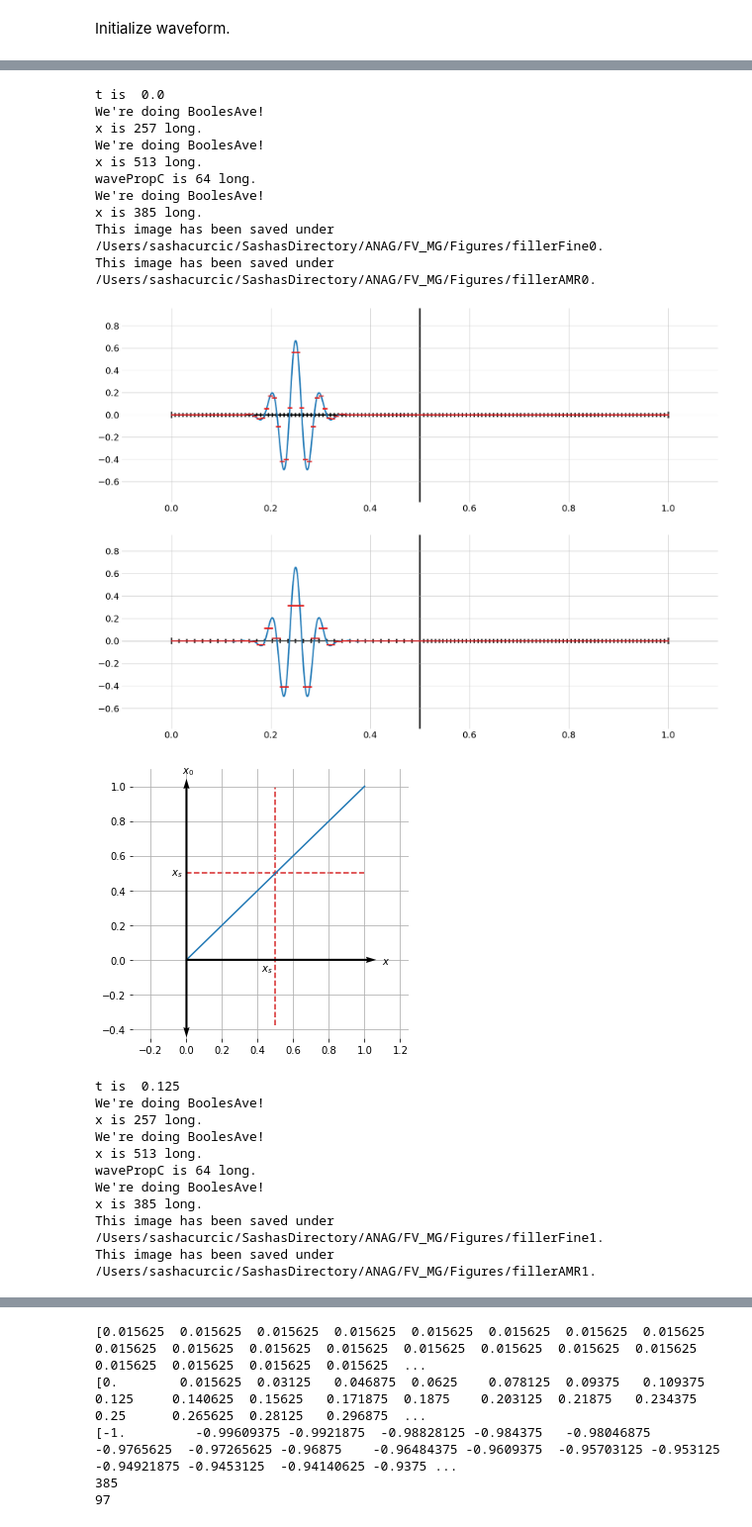
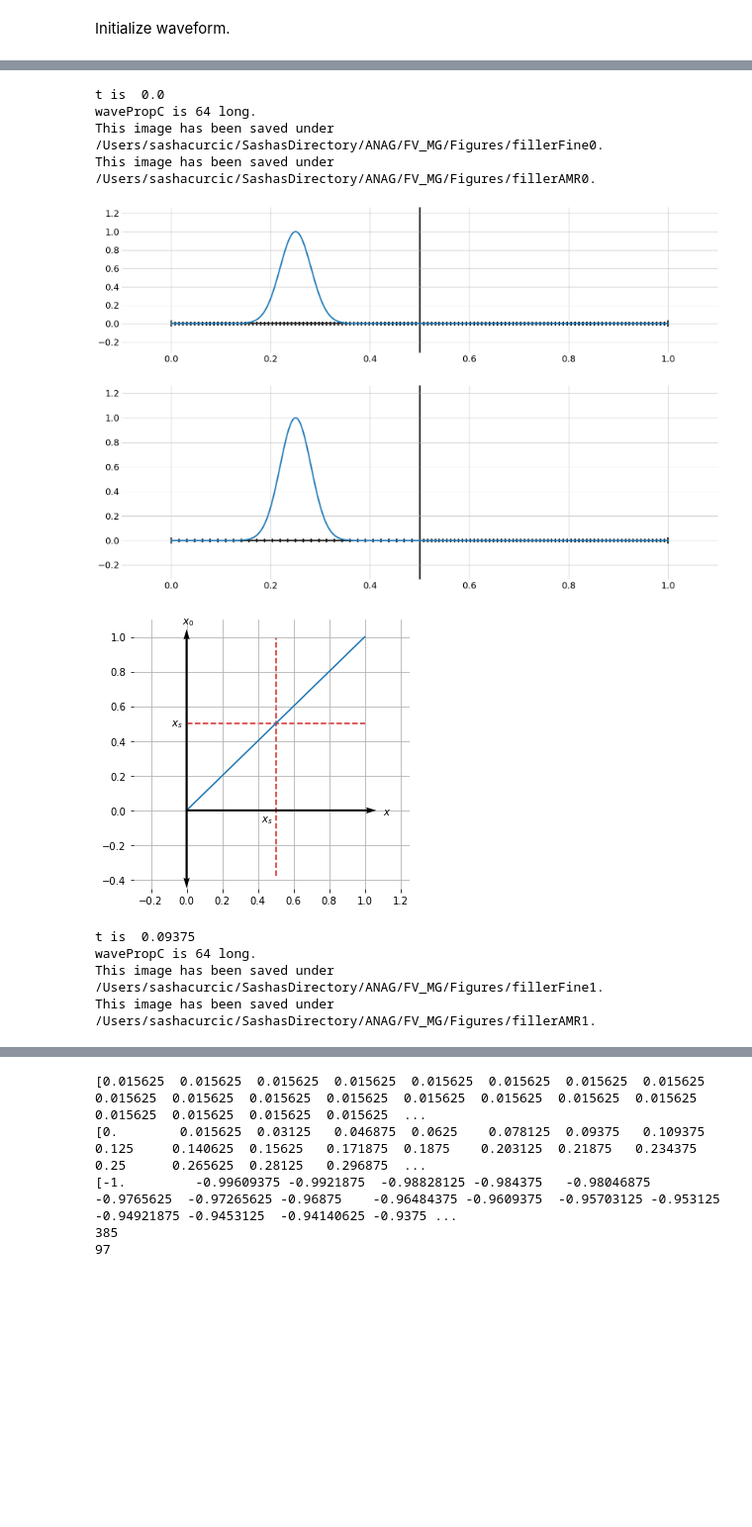
Before and after one commit to 88Sasha88/FV_MG, a Jupyter notebook: UnitTests/WaveEquationUnitTest.ipynb, the cells around one changed output, grey strips where cells are left out. Shown at 99% size. Saved outputs shown, nothing was run; the diff lists cells and outputs as text; code cells hidden in the pictures; blank space fills up the shorter version.

```diff
--- a/UnitTests/WaveEquationUnitTest.ipynb
+++ b/UnitTests/WaveEquationUnitTest.ipynb
@@ -34,7 +34,8 @@ contSwitch = 'cont'
 IRT = 'IRT'
 derivative = False
 BooleAve = False
-WaveFunc = WFT.GaussPacket
+field = 'E'
+WaveFunc = WFT.Gauss
 appendage = '-' + ceqSwitch + '-' + contSwitch + '-' + IRT
 
 if (ceqSwitch == 'c1eqc2'):
@@ -127,7 +144,7 @@ Initialize waveform.
 # # For Gaussian:
 # waveInitC = WFT.Gauss(omegaC, physicsC, sigma, mu, BooleAve = False, deriv = False, cellAve = True)
 # waveInitF = WFT.Gauss(omegaF, physicsF, sigma, mu)
-args = [sigma, mu, 40]
+args = [sigma, mu] # , 40]
 waveInitC = WFT.InitCond(omegaC, physicsC, WaveFunc, args, deriv = derivative, BooleAve = BooleAve)
 waveInitF = WFT.InitCond(omegaF, physicsF, WaveFunc, args, deriv = derivative, BooleAve = BooleAve)
 print(waveInitC)
@@ -161,7 +174,7 @@ The scaling factor out front is semi-derived, semi-guess. The value I derived th
 # %%
 cs = physicsF.cs
 t_snaps = 5
-t_f = (0.5 / cs[0])# + (0.25 / cs[1])
+t_f = (0.25 / cs[0]) + (0.25 / cs[1])
 # %%
 for i in range(t_snaps):
     t = (i * t_f) / (t_snaps - 1)
@@ -181,8 +194,8 @@ for i in range(t_snaps):
     # print(np.round(FCoefsAMR, 14))
     # print('')
 
-    wavePropC = WFT.WaveEq(omegaC, physicsC, WaveFunc, args, t, deriv = derivative, BooleAve = BooleAve, IRT = IRT)#FFTT.FourierCoefs(wavesC, wavePropC) # timePropOpC @ FCoefsC
-    wavePropF = WFT.WaveEq(omegaF, physicsF, WaveFunc, args, t, deriv = derivative, BooleAve = BooleAve, IRT = IRT)
+    wavePropC = WFT.WaveEq(omegaC, physicsC, WaveFunc, args, t, deriv = derivative, BooleAve = BooleAve, IRT = IRT, field = field)#FFTT.FourierCoefs(wavesC, wavePropC) # timePropOpC @ FCoefsC
+    wavePropF = WFT.WaveEq(omegaF, physicsF, WaveFunc, args, t, deriv = derivative, BooleAve = BooleAve, IRT = IRT, field = field)
 
     # Find propagated coeficients on coarse and fine grid.
     # FCoefsPropC = WaveEqProp(omegaC, physicsC, FCoefsC, t, WFT.Gauss, *args)#FFTT.FourierCoefs(wavesC, wavePropC) # timePropOpC @ FCoefsC
@@ -192,11 +205,11 @@ for i in range(t_snaps):
     FCoefsPropF = FFTT.FourierCoefs(wavesF, wavePropF)
     FCoefsPropC1 = np.asarray(np.append(FCoefsPropC, FCoefsPropC))
 
-    FCoefsPropC2 = timePropOpC @ FCoefsC
-    FCoefsPropF2 = timePropOp @ FCoefsF
+#     FCoefsPropC2 = timePropOpC @ FCoefsC
+#     FCoefsPropF2 = timePropOp @ FCoefsF
 
     # Find propagated waveform on AMR grid.
-    wavePropAMR = WFT.WaveEq(omegaAMR, physicsAMR, WaveFunc, args, t, deriv = derivative, BooleAve = BooleAve, IRT = IRT) # restrictOp @ wavesF @ FCoefsPropF
+    wavePropAMR = WFT.WaveEq(omegaAMR, physicsAMR, WaveFunc, args, t, deriv = derivative, BooleAve = BooleAve, IRT = IRT, field = field) # restrictOp @ wavesF @ FCoefsPropF
 
     # Find propagated coefficients on AMR grid.
     FCoefsPropAMR = FFTT.FourierCoefs(wavesAMR @ nullspace, wavePropAMR)
@@ -227,8 +240,8 @@ for i in range(t_snaps):
     # labels = ['Initial Wave', 'Method of Characteristics Propagated Wave']#, 'RK Propagated Wave']#, 'Rotation Matrix Propagated Wave']
     title = 'filler'
     # PT.PlotMixedWave(omegaC, physicsC, waves = [], FCoefs = allCoefsC, rescale = 5, xGrid = True, yGrid = True, title = 'Coarse Propagated Gaussian', saveName = title + 'Coarse', dpi = 300, plotCont = plotCont)
-    PT.PlotMixedWave(omegaF, physicsF, waves = wavesF, FCoefs = allCoefsF, rescale = [6, 4], xGrid = True, yGrid = True, saveName = title + 'Fine' + str(i), dpi = 400, plotCont = plotCont, enlarge = True)#, labels = labels, title = 'Fine-Grid Mode Propagation', saveName = 'Fine', dpi = 300)
-    PT.PlotMixedWave(omegaAMR, physicsAMR, waves = wavesAMR, FCoefs = allCoefsAMR, rescale = [6, 4], xGrid = True, yGrid = True, saveName = title + 'AMR' + str(i), dpi = 400, plotCont = plotCont, enlarge = True)#, labels = labels, title = 'AMR-Grid Mode Propagation', saveName = 'AMRHansMethod', dpi = 300)
+    PT.PlotMixedWave(omegaF, physicsF, waves = [], FCoefs = allCoefsF, rescale = [6, 3], xGrid = True, yGrid = True, saveName = title + 'Fine' + str(i), dpi = 400, plotCont = plotCont, enlarge = True)#, labels = labels, title = 'Fine-Grid Mode Propagation', saveName = 'Fine', dpi = 300)
+    PT.PlotMixedWave(omegaAMR, physicsAMR, waves = [], FCoefs = allCoefsAMR, rescale = [6, 4], xGrid = True, yGrid = True, saveName = title + 'AMR' + str(i), dpi = 400, plotCont = plotCont, enlarge = True)#, labels = labels, title = 'AMR-Grid Mode Propagation', saveName = 'AMRHansMethod', dpi = 300)
 
     if (locs!= []):
         x_min = -0.3
@@ -249,49 +262,37 @@ for i in range(t_snaps):
         xSpots1[1] = 1
         xSpots2 = np.ones(2, float)
         xSpots2[0] = -0.375
         xSpots2[1] = 1
         fig, ax = plt.subplots(figsize = [5, 5])
         ax.quiver(X, Y, DX, DY, color = 'k', scale = 1.6, zorder = 3)
         plt.plot(x_0vec, xShift, color = PT.ColorDefault(0), zorder = 2)
 
         plt.plot(xSpots1, x_s, color = PT.ColorDefault(3), linestyle ='--', zorder = 1)
         plt.plot(x_s, xSpots2, color = PT.ColorDefault(3), linestyle ='--', zorder = 1)
         plt.text(-0.025, 1.075, r'$x_{0}$')
         plt.text(1.1, -0.025, r'$x$')
         plt.text(-0.085, 0.49, r'$x_{s}$')#, color = PT.ColorDefault(3))
         plt.text(0.42, -0.065, r'$x_{s}$')#, color = PT.ColorDefault(3))
         # plt.scatter(x_0vec, xShift, s = 16)
         ax.grid(True, zorder = 0)
         plt.xlim(x_min, x_max)
         plt.ylim(y_min, y_max)
         ax.spines['top'].set_visible(False)
         ax.spines['right'].set_visible(False)
         ax.spines['bottom'].set_visible(False)
         ax.spines['left'].set_visible(False)
         saveName = '/Users/sashacurcic/SashasDirectory/ANAG/FV_MG/Figures/xvsx_0_' + str(i)
         fig.savefig(saveName + '.png', bbox_inches = 'tight', dpi = 300, transparent = False)
         plt.show()
 # %% [output]
 t is  0.0
-We're doing BoolesAve!
-x is 257 long.
-We're doing BoolesAve!
-x is 513 long.
 wavePropC is 64 long.
-We're doing BoolesAve!
-x is 385 long.
 This image has been saved under /Users/sashacurcic/SashasDirectory/ANAG/FV_MG/Figures/fillerFine0.
 This image has been saved under /Users/sashacurcic/SashasDirectory/ANAG/FV_MG/Figures/fillerAMR0.
-[figure, old version]
+[figure, new version]
-[figure, old version]
+[figure, new version]
 [figure]
-t is  0.125
-We're doing BoolesAve!
-x is 257 long.
-We're doing BoolesAve!
-x is 513 long.
+t is  0.09375
 wavePropC is 64 long.
-We're doing BoolesAve!
-x is 385 long.
 This image has been saved under /Users/sashacurcic/SashasDirectory/ANAG/FV_MG/Figures/fillerFine1.
 This image has been saved under /Users/sashacurcic/SashasDirectory/ANAG/FV_MG/Figures/fillerAMR1.
```
Also changed, not shown: parts of 5 cells of this notebook, 7 other files.
